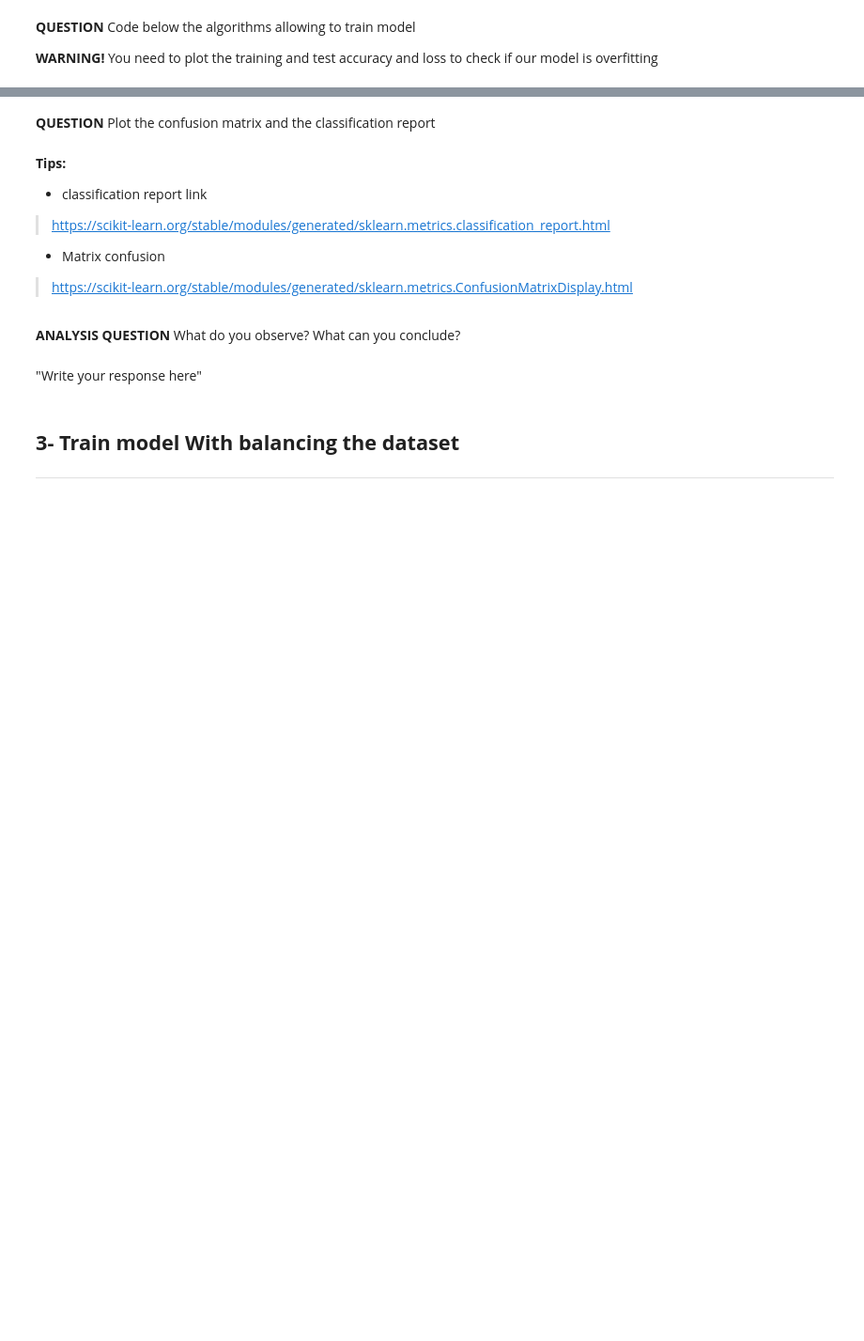
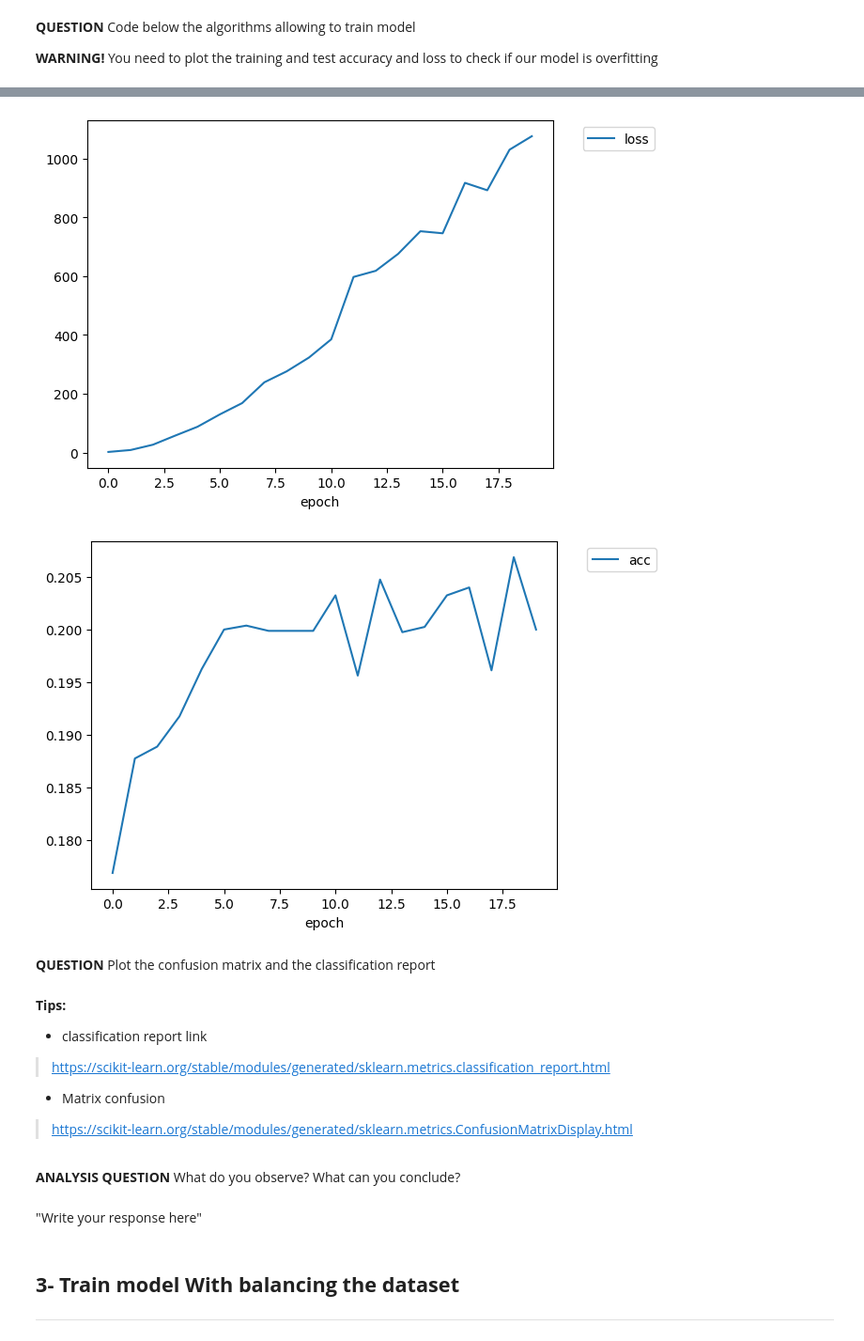
Before and after one commit to Poauline/IA_EMBARQUEE_Predictive_maintenance, a Jupyter notebook: TP_IA_EMBARQUEE.ipynb, the cells around one changed output, grey strips where cells are left out. Shown: that part at 94% size. Drawn from its saved outputs; the diff is of its cells as text; code cells hidden in the pictures; blank space fills up the shorter version.

Commit message:
first version of model
20% accuracy, suspicious graph for loss

```diff
--- a/TP_IA_EMBARQUEE.ipynb
+++ b/TP_IA_EMBARQUEE.ipynb
@@ -219,3 +274,13 @@ Nombre d'éléments dans Y_test : (2000, 6)
 **QUESTION** Code below the algorithms allowing to train model
 
 **WARNING!** You need to plot the training and test accuracy and loss to check if our model is overfitting
+# %%
+nb_epochs=20
+batch_size=32
+training_history = predictive_maintenance_model.fit(X_train,Y_train,
+                                    epochs=nb_epochs,
+                                    batch_size=batch_size)
+
+# Évaluation du modèle sur les données de test
+test_loss, test_acc = predictive_maintenance_model.evaluate(X_test, Y_test)
+print(f"Test accuracy: {test_acc}")
@@ -222,3 +305,20 @@ Nombre d'éléments dans Y_test : (2000, 6)
+# %%
+def display_training_curves(training_history):
+  # display loss
+  plt.plot(training_history.history['loss'],label='loss')
+  plt.xlabel("epoch")
+  plt.legend(bbox_to_anchor=(1.05, 1), loc=2)
+  plt.show()
+  #display accuracy
+  plt.plot(training_history.history['accuracy'],label='acc')
+  plt.xlabel("epoch")
+  plt.legend(bbox_to_anchor=(1.05, 1), loc=2)
+  plt.show()
+
+display_training_curves(training_history)
+# %% [output]
+[figure, added]
+[figure, added]
 # %% [markdown]
 **QUESTION** Plot the confusion matrix and the classification report
 # %% [markdown]
```
Also changed, not shown: parts of 3 cells of this notebook.
